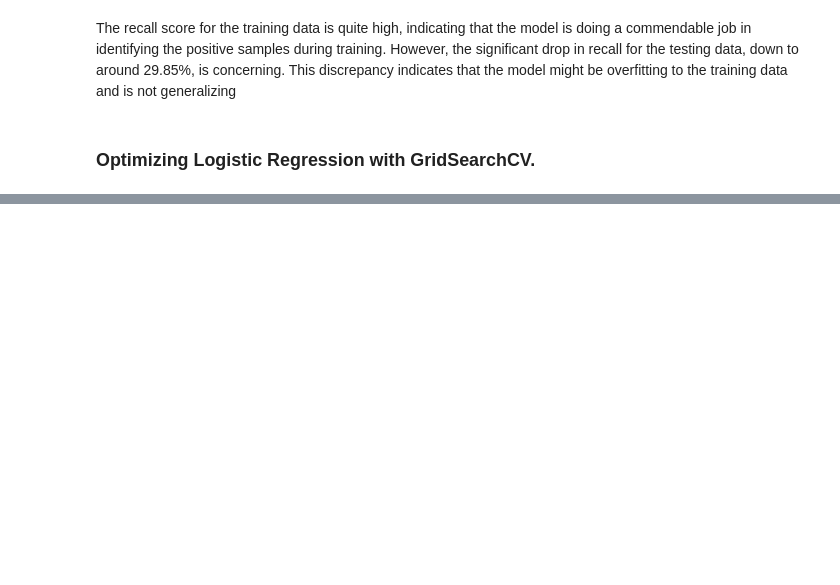
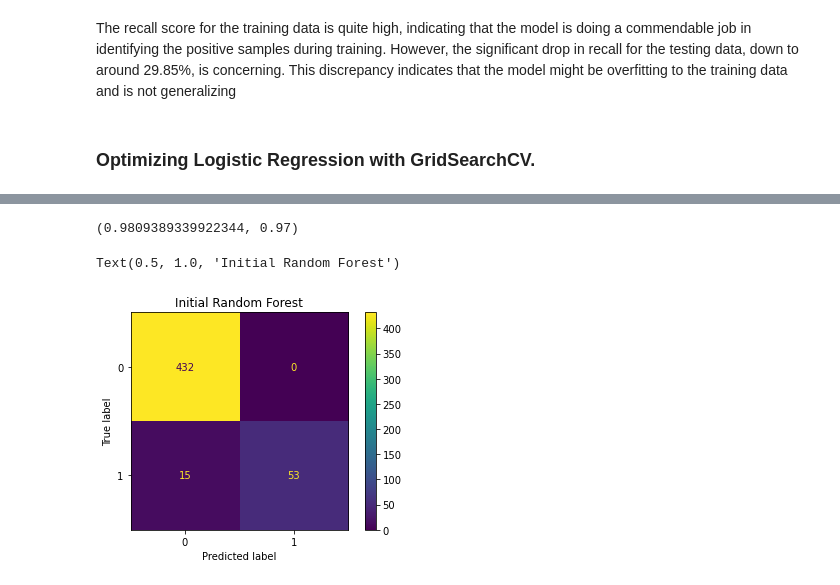
Before and after one commit to Abdize/Phase_3-Project, a Jupyter notebook: Student.ipynb, the cells around one changed output, grey strips where cells are left out. Saved outputs shown, nothing was run; the diff lists cells and outputs as text; code cells hidden in the pictures; blank space fills up the shorter version.

```diff
--- a/PHASE_3 PROJECT.ipynb
+++ b/Student.ipynb
@@ -610,0 +627,13 @@ GridSearchCV(estimator=LogisticRegression(), n_jobs=-1,
+# %%
+# we establihs our GridSearch, again prioritizing recall
+
+gridsearch_cv = GridSearchCV(rfclf, param_grid = parameters, n_jobs = -1, verbose = 2, scoring = make_scorer(recall_score))
+# %%
+# we split our training dataframes into predictors and targets
+
+X_train, y_train = get_xy(training_df, drops = [], target = 'churn')
+X_validation, y_validation = get_xy(validation_df, drops = [], target = 'churn')
+# %%
+# we fit our GridSearch
+
+gridsearch_cv.fit(X_train, y_train)
@@ -610,0 +661,15 @@ GridSearchCV(estimator=LogisticRegression(), n_jobs=-1,
+# %%
+# we find and score our optimal Random Forest
+
+best_random_forest = gridsearch_cv.best_estimator_
+best_random_forest.score(X_train, y_train), best_random_forest.score(X_validation, y_validation)
+# %% [output]
+(0.9809389339922344, 0.97)
+# %%
+# we plot a confusion matrix for this model
+
+plot_confusion_matrix(best_random_forest, X_validation, y_validation)
+plt.title('Initial Random Forest')
+# %% [output]
+Text(0.5, 1.0, 'Initial Random Forest')
+[figure, added]
```
Also changed, not shown: parts of 54 cells of this notebook.
